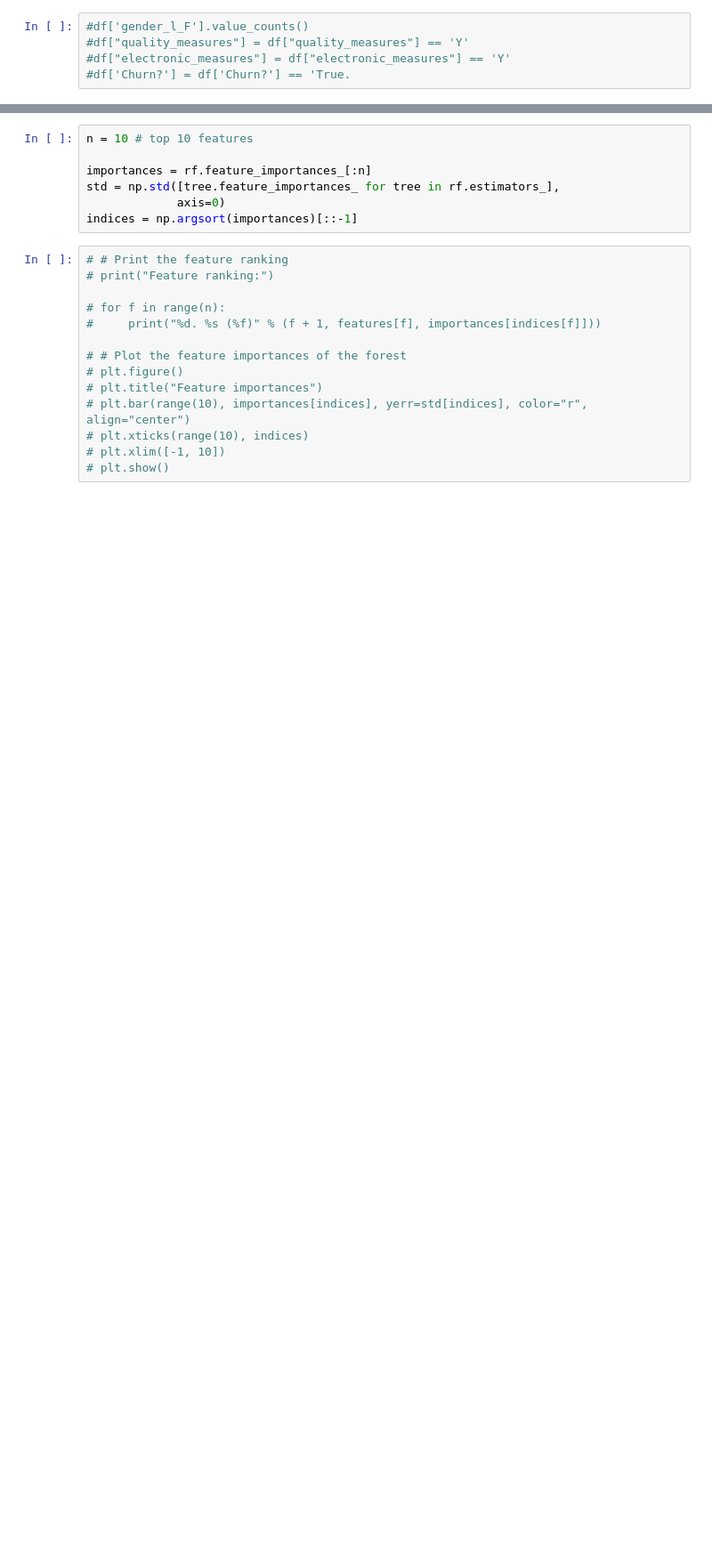
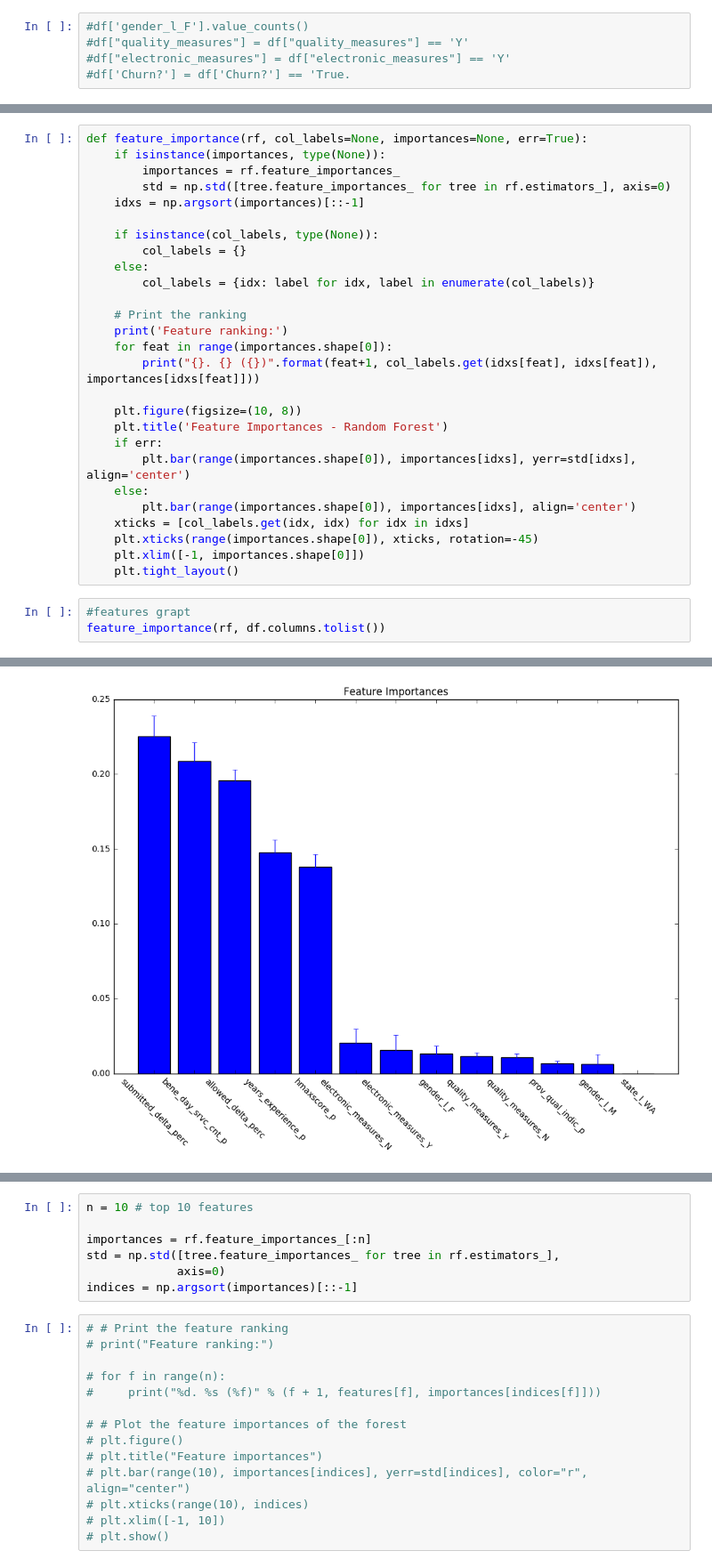
Before and after one commit to aurel1212/Capstone-TBD, a Jupyter notebook: model_testing.ipynb, the cells around one changed output, grey strips where cells are left out. Shown at 89% size. Drawn from its saved outputs; the diff is of its cells as text; blank space fills up the shorter version.

```diff
--- a/model_testing.ipynb
+++ b/model_testing.ipynb
@@ -111,0 +192,31 @@ RandomForestClassifier(bootstrap=True, class_weight=None, criterion='gini',
+# %%
+def feature_importance(rf, col_labels=None, importances=None, err=True):
+    if isinstance(importances, type(None)):
+        importances = rf.feature_importances_
+        std = np.std([tree.feature_importances_ for tree in rf.estimators_], axis=0)
+    idxs = np.argsort(importances)[::-1]
+
+    if isinstance(col_labels, type(None)):
+        col_labels = {}
+    else:
+        col_labels = {idx: label for idx, label in enumerate(col_labels)}
+
+    # Print the ranking
+    print('Feature ranking:')
+    for feat in range(importances.shape[0]):
+        print("{}. {} ({})".format(feat+1, col_labels.get(idxs[feat], idxs[feat]), importances[idxs[feat]]))
+
+    plt.figure(figsize=(10, 8))
+    plt.title('Feature Importances - Random Forest')
+    if err:
+        plt.bar(range(importances.shape[0]), importances[idxs], yerr=std[idxs], align='center')
+    else:
+        plt.bar(range(importances.shape[0]), importances[idxs], align='center')
+    xticks = [col_labels.get(idx, idx) for idx in idxs]
+    plt.xticks(range(importances.shape[0]), xticks, rotation=-45)
+    plt.xlim([-1, importances.shape[0]])
+    plt.tight_layout()
+# %%
+#features grapt
+feature_importance(rf, df.columns.tolist())
+# %% [output]
@@ -111,0 +237 @@ RandomForestClassifier(bootstrap=True, class_weight=None, criterion='gini',
+[figure, added]
```
Also changed, not shown: parts of 110 cells of this notebook, 1 other file.
